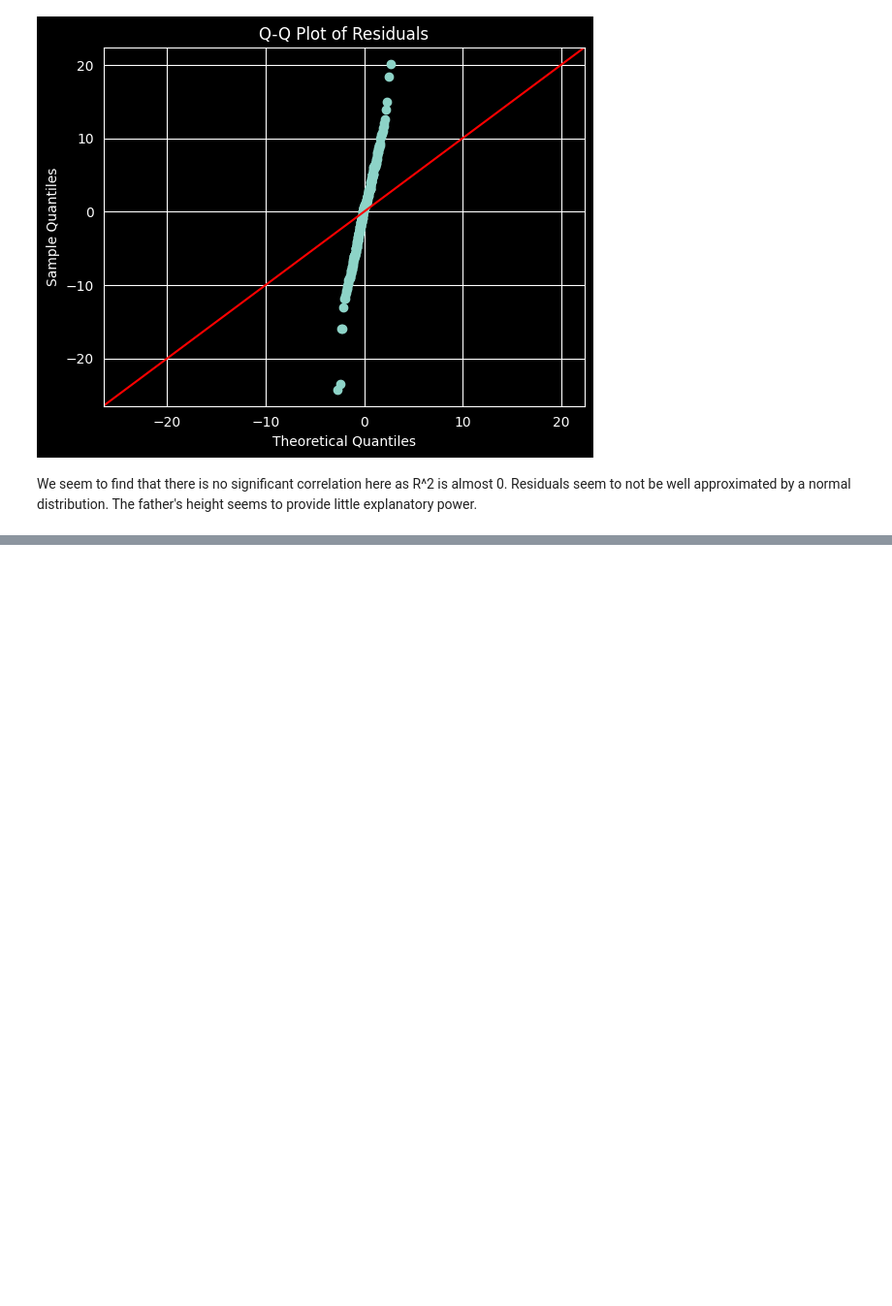
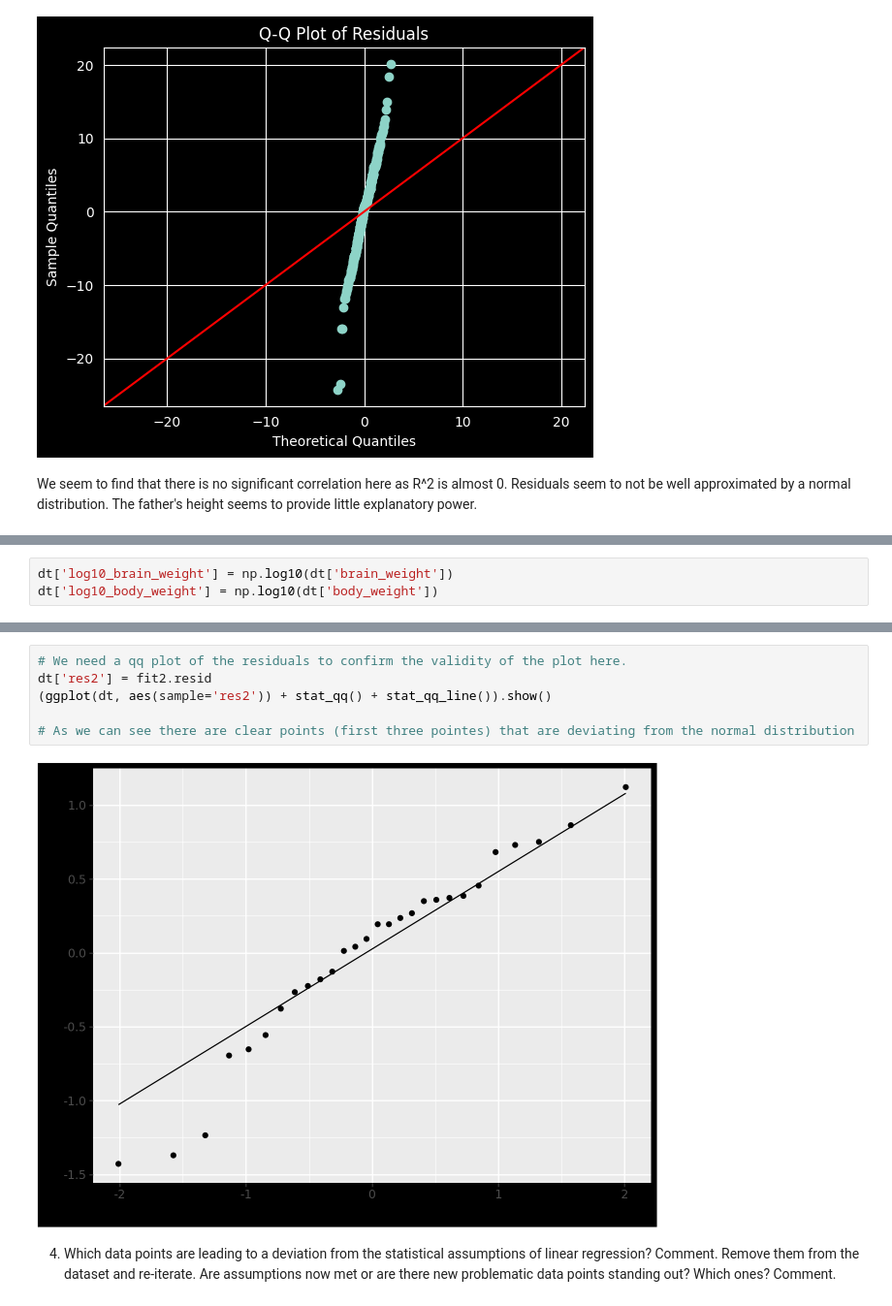
Before and after one commit to areiljan/DataScience, a Jupyter notebook: EX10/10.ipynb, the cells around one changed output, grey strips where cells are left out. Shown at 97% size. Cells and saved outputs as stored; diff of their text form; blank space fills up the shorter version.

```diff
--- a/EX10/10.ipynb
+++ b/EX10/10.ipynb
@@ -163,0 +233,3 @@ We seem to find that there is no significant correlation here as R^2 is almost 0
+# %%
+dt['log10_brain_weight'] = np.log10(dt['brain_weight'])
+dt['log10_body_weight'] = np.log10(dt['body_weight'])
@@ -163,0 +244,12 @@ We seem to find that there is no significant correlation here as R^2 is almost 0
+# %%
+# We need a qq plot of the residuals to confirm the validity of the plot here.
+dt['res2'] = fit2.resid
+(ggplot(dt, aes(sample='res2')) + stat_qq() + stat_qq_line()).show()
+
+# As we can see there are clear points (first three pointes) that are deviating from the normal distribution
+# %% [output]
+[figure, added]
+# %% [markdown]
+4. Which data points are leading to a deviation from the statistical assumptions of linear regression?
+Comment. Remove them from the dataset and re-iterate. Are assumptions now met or are there new
+problematic data points standing out? Which ones? Comment.
```
Also changed, not shown: parts of 17 cells of this notebook.
